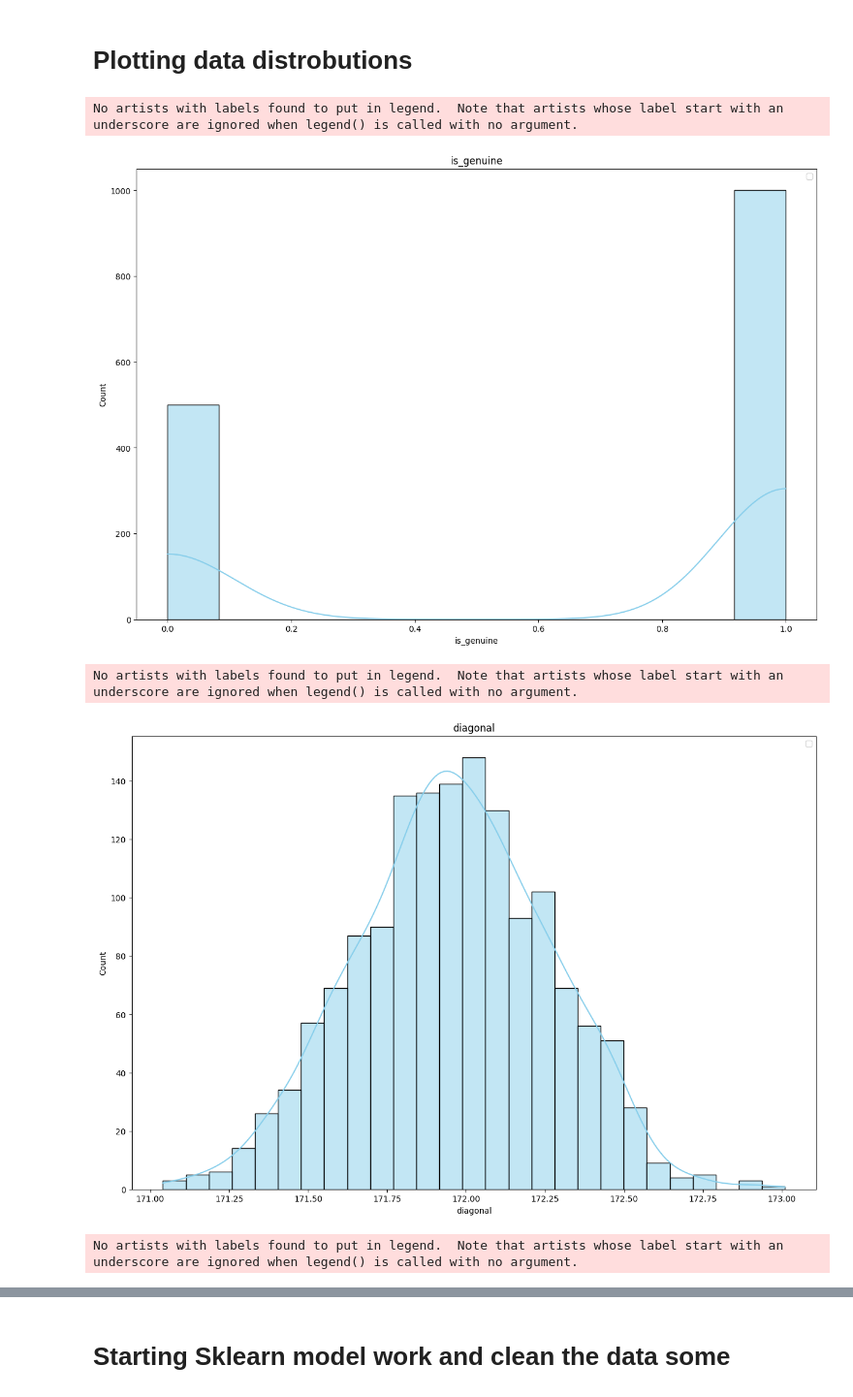
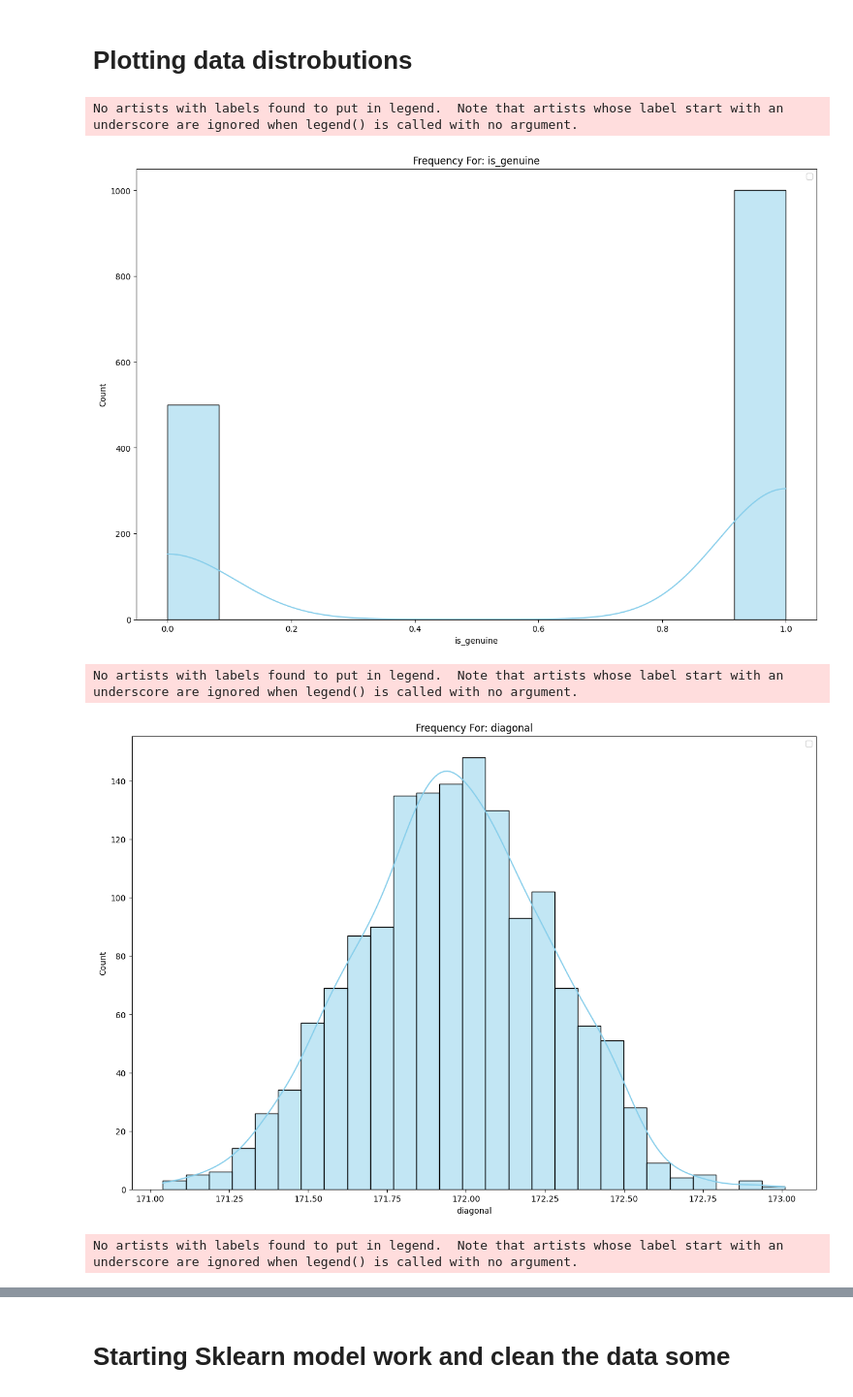
Before and after one commit to FrancoA325/Bill-Sorting, a Jupyter notebook: bill-sort.ipynb, the cells around one changed output, grey strips where cells are left out. Shown at 97% size. Cells and saved outputs as stored; diff of their text form; code cells hidden in the pictures.

```diff
--- a/bill-sort.ipynb
+++ b/bill-sort.ipynb
@@ -38,22 +38,22 @@ count  1500.00000
 # %%
 for cols in billData:
 
     plt.figure(figsize=(15,10))
 
     sns.histplot(billData[cols],kde=True,color='skyblue')
 
     plt.xlabel(cols)
 
-    plt.title(cols)
+    plt.title("Frequency For: " + cols)
 
     plt.legend()
 
     plt.show()
 
 plt.tight_layout()
 # %% [output]
 No artists with labels found to put in legend.  Note that artists whose label start with an underscore are ignored when legend() is called with no argument.
-[figure, old version]
+[figure, new version]
 No artists with labels found to put in legend.  Note that artists whose label start with an underscore are ignored when legend() is called with no argument.
-[figure, old version]
+[figure, new version]
 No artists with labels found to put in legend.  Note that artists whose label start with an underscore are ignored when legend() is called with no argument.
```
Also changed, not shown: parts of 2 cells of this notebook.
